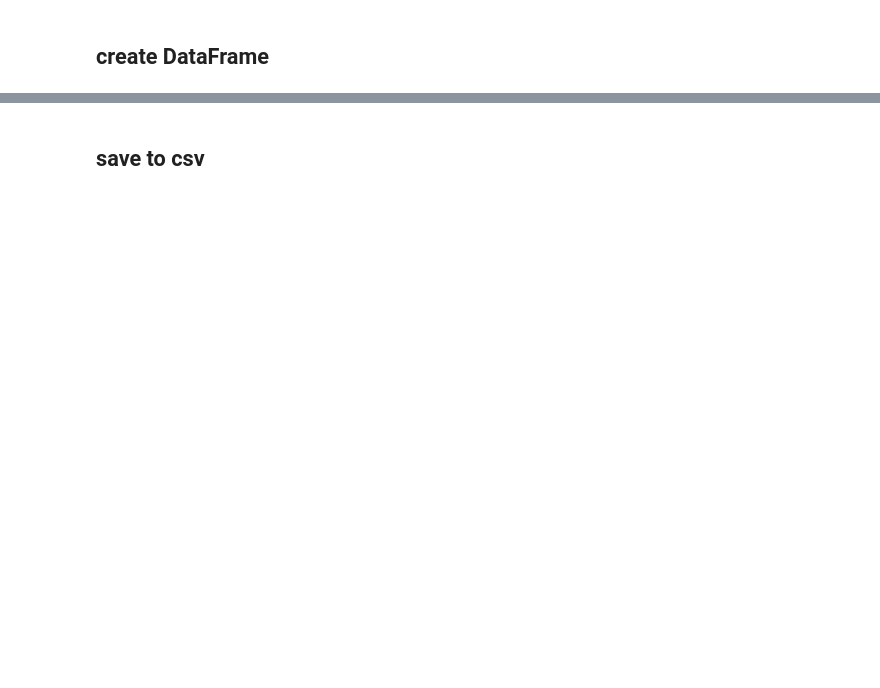
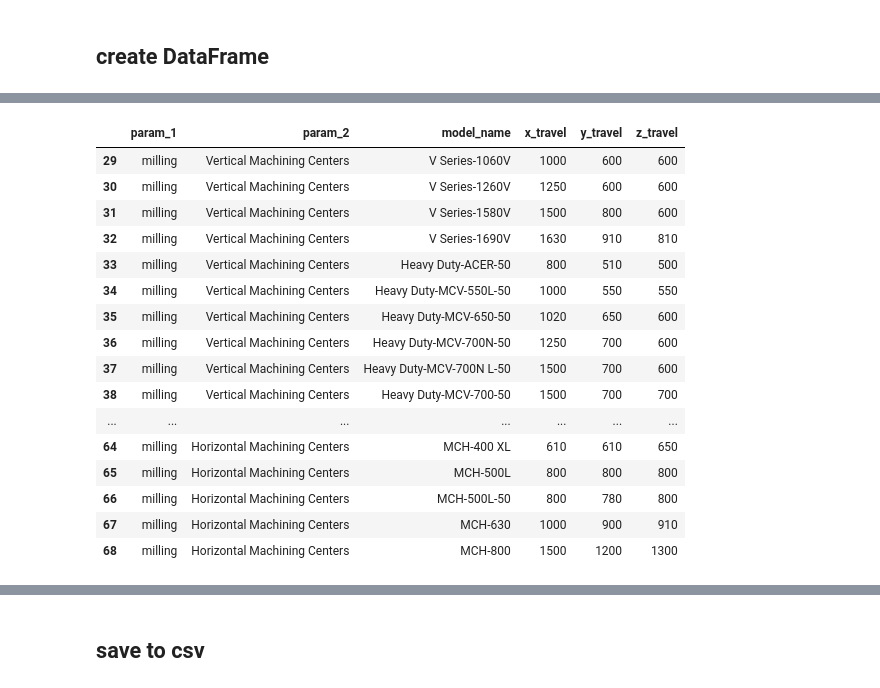
Before and after one commit to ILLIYASK/web-scraping, a Jupyter notebook: web_scraping.ipynb, the cells around one changed output, grey strips where cells are left out. Cells and saved outputs as stored; diff of their text form; code cells hidden in the pictures; blank space fills up the shorter version.

```diff
--- a/web_scraping.ipynb
+++ b/web_scraping.ipynb
@@ -235,0 +293,20 @@ df.head()
+# %%
+df.tail(40)
+# %% [output]
+|  | param_1 | param_2 | model_name | x_travel | y_travel | z_travel |
+| 29 | milling | Vertical Machining Centers | V Series-1060V | 1000 | 600 | 600 |
+| 30 | milling | Vertical Machining Centers | V Series-1260V | 1250 | 600 | 600 |
+| 31 | milling | Vertical Machining Centers | V Series-1580V | 1500 | 800 | 600 |
+| 32 | milling | Vertical Machining Centers | V Series-1690V | 1630 | 910 | 810 |
+| 33 | milling | Vertical Machining Centers | Heavy Duty-ACER-50 | 800 | 510 | 500 |
+| 34 | milling | Vertical Machining Centers | Heavy Duty-MCV-550L-50 | 1000 | 550 | 550 |
+| 35 | milling | Vertical Machining Centers | Heavy Duty-MCV-650-50 | 1020 | 650 | 600 |
+| 36 | milling | Vertical Machining Centers | Heavy Duty-MCV-700N-50 | 1250 | 700 | 600 |
+| 37 | milling | Vertical Machining Centers | Heavy Duty-MCV-700N L-50 | 1500 | 700 | 600 |
+| 38 | milling | Vertical Machining Centers | Heavy Duty-MCV-700-50 | 1500 | 700 | 700 |
+| ... | ... | ... | ... | ... | ... | ... |
+| 64 | milling | Horizontal Machining Centers | MCH-400 XL | 610 | 610 | 650 |
+| 65 | milling | Horizontal Machining Centers | MCH-500L | 800 | 800 | 800 |
+| 66 | milling | Horizontal Machining Centers | MCH-500L-50 | 800 | 780 | 800 |
+| 67 | milling | Horizontal Machining Centers | MCH-630 | 1000 | 900 | 910 |
+| 68 | milling | Horizontal Machining Centers | MCH-800 | 1500 | 1200 | 1300 |
```
Also changed, not shown: parts of 7 cells of this notebook, 2 other files.
